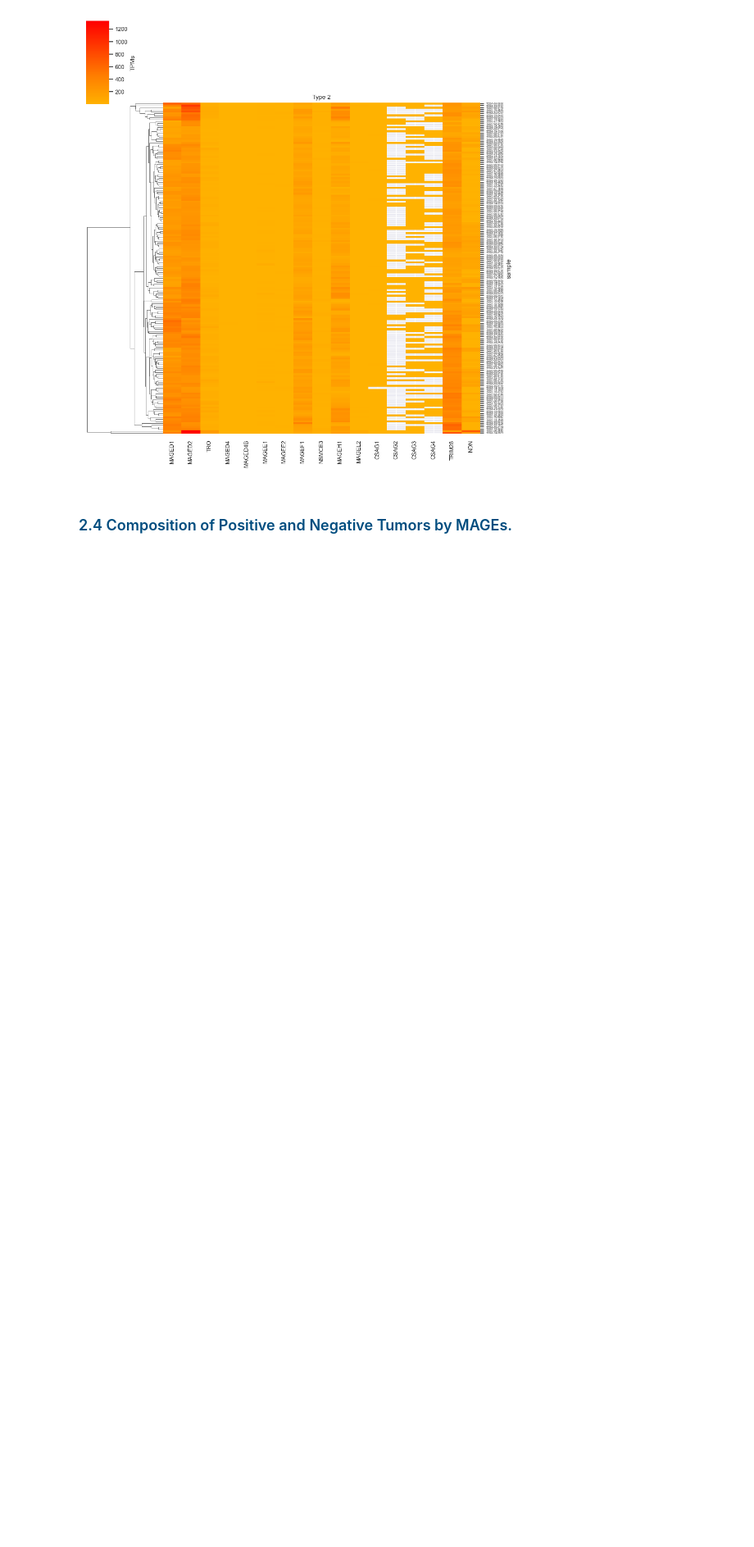
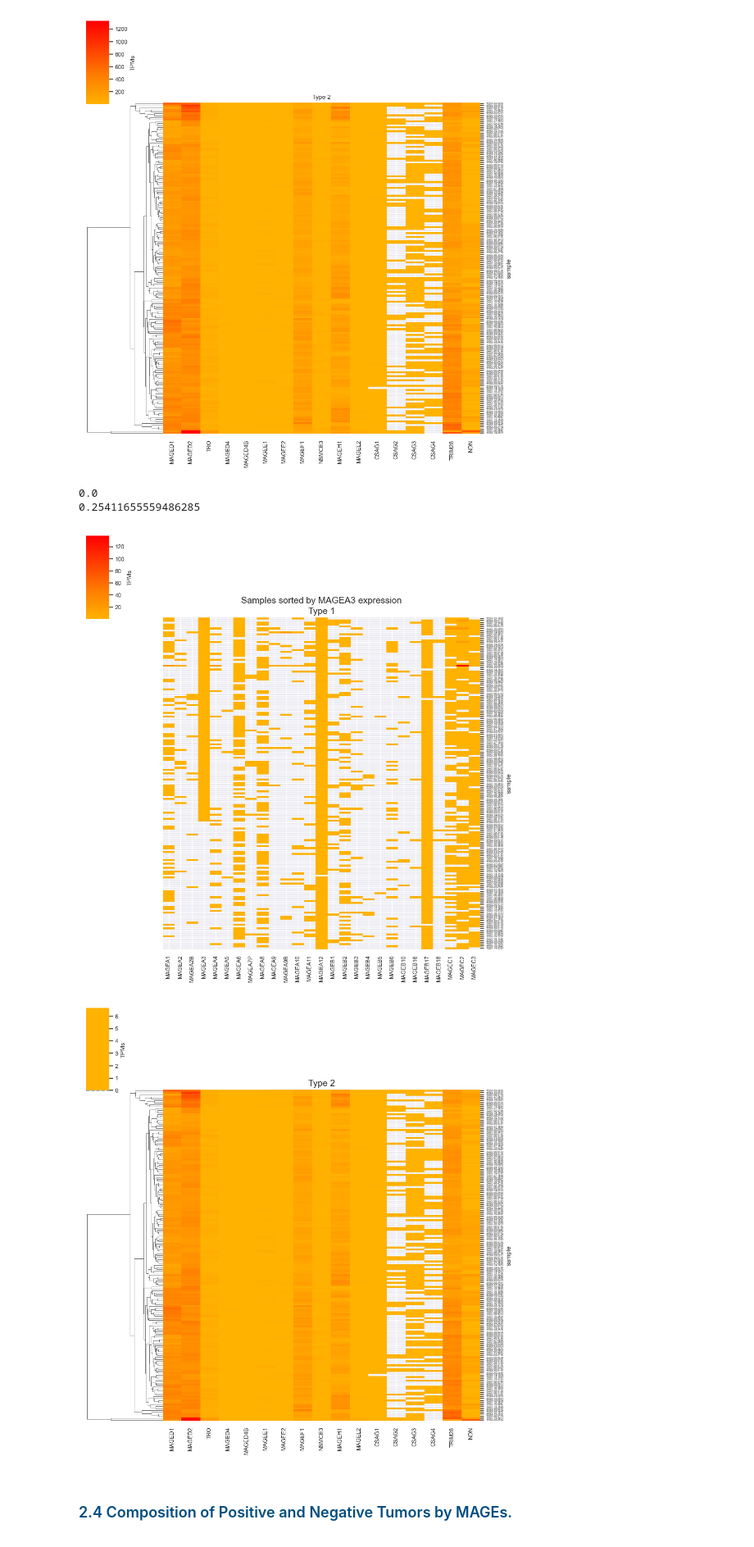
Before and after one commit to jidiaz/TCGA-TTU, a Jupyter notebook: TC3R/Output/TCGA.ipynb, the cells around one changed output. Shown at 82% size. Saved outputs shown, nothing was run; the diff lists cells and outputs as text; code cells hidden in the pictures; blank space fills up the shorter version.

```diff
--- a/TC3R/Output/TCGA.ipynb
+++ b/TC3R/Output/TCGA.ipynb
@@ -506,6 +354,64 @@ plt.show()
 # %% [output]
 [figure]
 [figure]
+# %%
+def create_custom_colormap():
+    # Define the colors
+    colors = [(1, 1, 1), (1, 0.9, 0), (1, 0.5, 0), (1, 0, 0)]  # white to orange to red
+    # Define the breakpoints for the color transition
+    breakpoints = np.linspace(0, 1, len(colors))
+    # Create a segmented colormap
+    cmap_name = 'custom_red'
+    cmap = LinearSegmentedColormap.from_list(cmap_name, list(zip(breakpoints, colors)))
+    # Set masked values to be transparent
+    cmap.set_bad(color='gray', alpha=0)
+    return cmap
+
+print(PosNegCriteria)
+print(cutoff_value)
+# Sort the DataFrame based on GeneName column
+sorted_df_numeric = df_numeric.sort_values(by=GeneName, ascending=False)
+
+# Create custom colormap
+custom_cmap = create_custom_colormap()
+
+# Use the custom colormap in the heatmap for type 1
+type1_df = sorted_df_numeric[Type1]
+sns.set(font_scale=0.8)
+g = sns.clustermap(type1_df, cmap=custom_cmap, center=0, cbar_kws={'label': 'TPMs'}, row_cluster=False, col_cluster=False, xticklabels=True, yticklabels=True, mask=(type1_df==0))
+g.ax_heatmap.set_yticklabels(g.ax_heatmap.get_ymajorticklabels(), fontsize=3)
+g.ax_heatmap.set_title('Type 1', fontsize=14)
+g.ax_heatmap.tick_params(axis='y', which='major', labelsize=4)
+
+# Use the custom colormap in the heatmap for type 2
+type2_df = sorted_df_numeric[Type2]
+sns.set(font_scale=0.8)
+f = sns.clustermap(type2_df, cmap=custom_cmap, center=0, cbar_kws={'label': 'TPMs'}, row_cluster=True, col_cluster=False, xticklabels=True, yticklabels=True, mask=(type2_df==0))
+f.ax_heatmap.set_yticklabels(f.ax_heatmap.get_ymajorticklabels(), fontsize=3)
+f.ax_heatmap.set_title('Type 2', fontsize=14)
+f.ax_heatmap.tick_params(axis='y', which='major', labelsize=4)
+
+# Add text annotation indicating the ordering using GeneName
+g.ax_heatmap.text(0.5, 1.05, 'Samples sorted by ' + GeneName + ' expression', horizontalalignment='center', verticalalignment='center', transform=g.ax_heatmap.transAxes, fontsize=14)
+# Add horizontal line to indicate the minimum value over PosNegCriteria
+#min_value_over_criteria = np.min(sorted_df_numeric[GeneName][sorted_df_numeric[GeneName] > PosNegCriteria])
+#print(min_value_over_criteria)
+# Calculate a reasonable y-value for the horizontal line
+y_value = min_value_over_criteria - 0.1  # Adjust this value as needed
+
+# Set y-axis limits explicitly
+plt.ylim(bottom=min_value_over_criteria - 0.1, top=max(sorted_df_numeric[GeneName]) + 0.1)
+
+# Add horizontal line to indicate the minimum value over PosNegCriteria
+plt.axhline(y=y_value, color='b', linestyle='--')
+
+plt.show()
+plt.show()
+# %% [output]
+0.0
+0.25411655559486285
+[figure, added]
+[figure, added]
 # %% [markdown]
 <h1><font color="#004D7F" size=4>2.4 Composition of Positive and Negative Tumors by MAGEs.</font></h1>
 # %%
```
Also changed, not shown: parts of 38 cells of this notebook, 2 other files.
